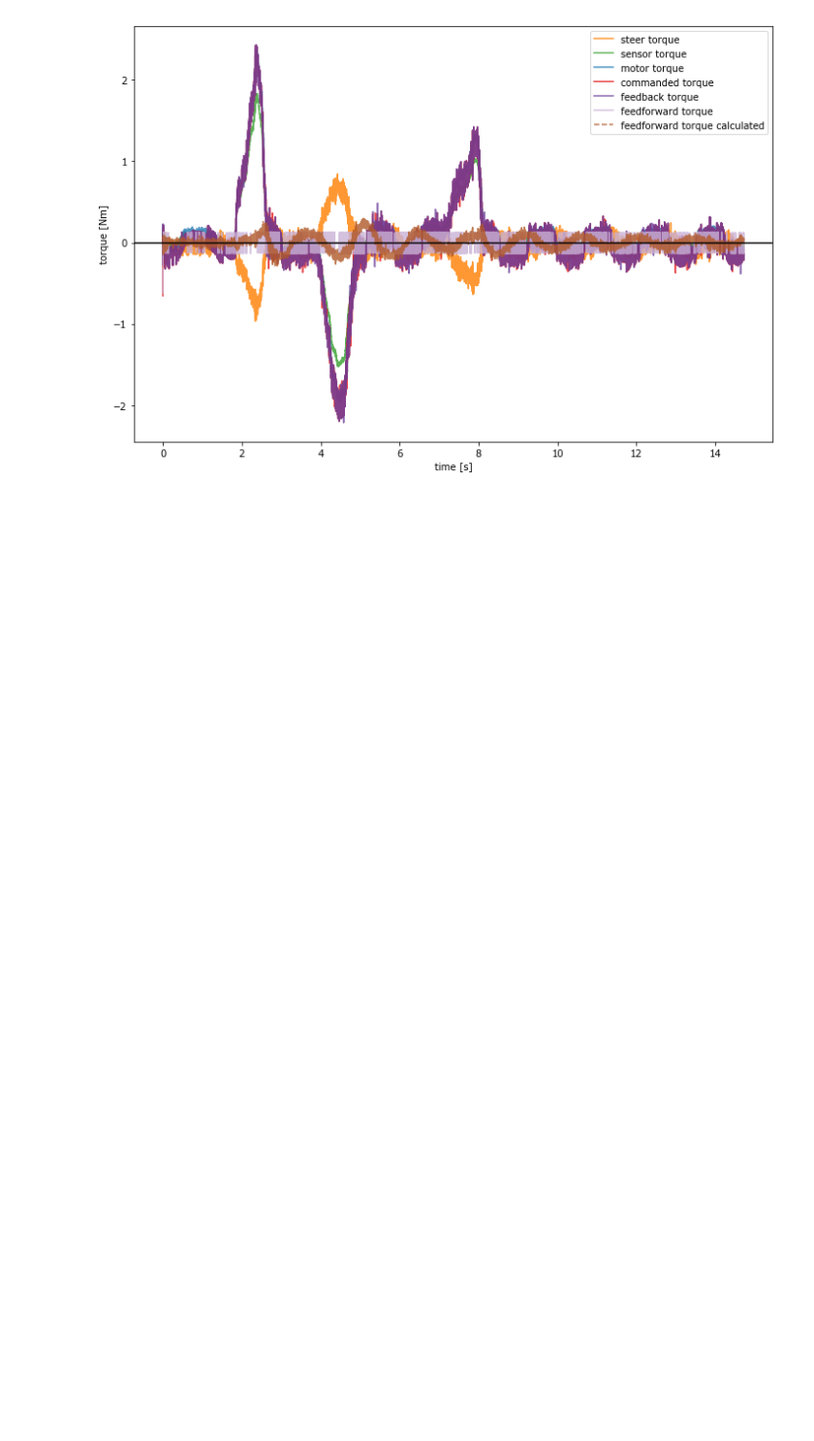
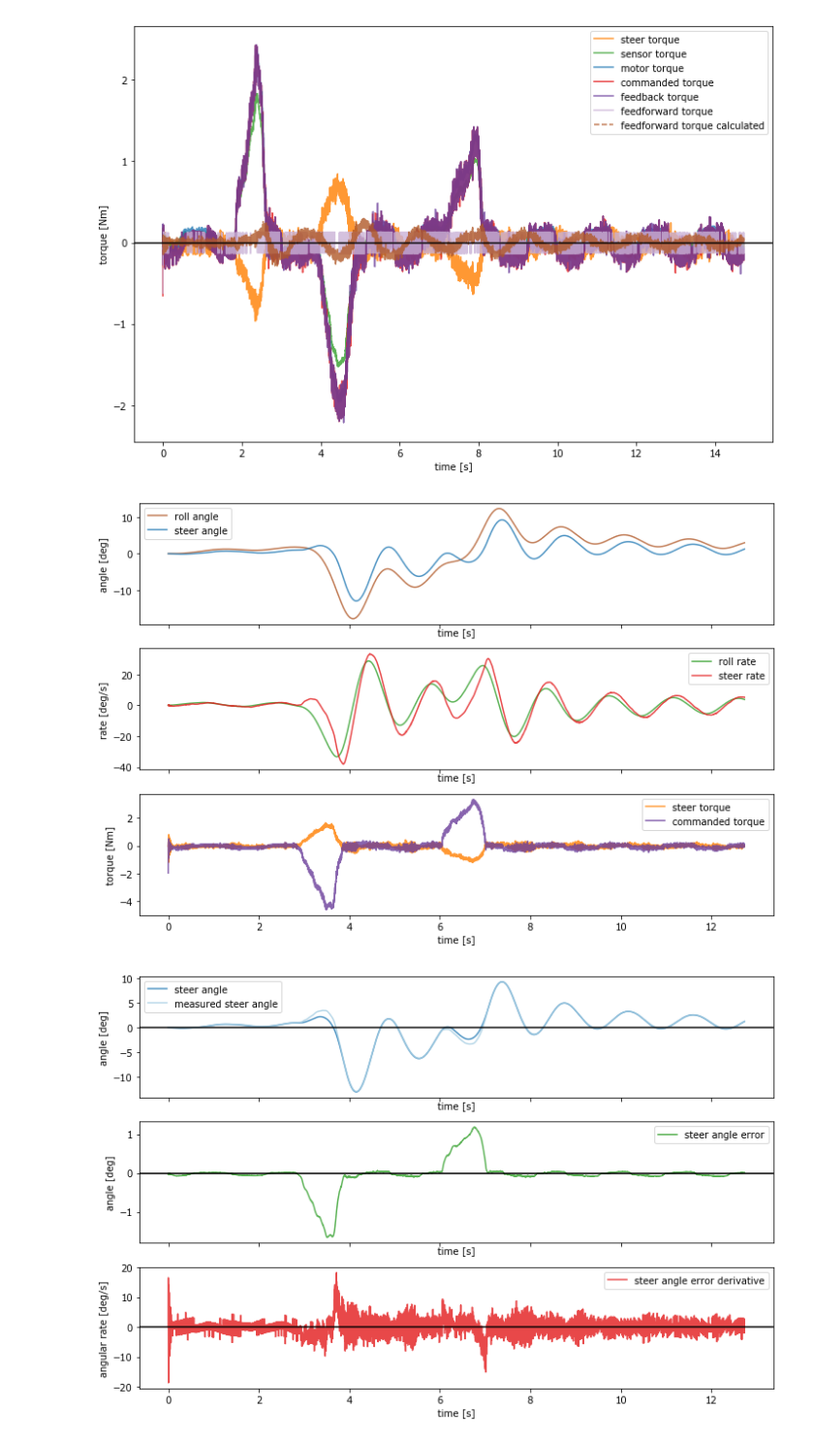
Before and after one commit to oliverlee/phobos, a Jupyter notebook: scripts/plot_simulator_messages.ipynb, the cells around one changed output. Shown at 97% size. Cells and saved outputs as stored; diff of their text form; code cells hidden in the pictures; blank space fills up the shorter version.

Commit message:
Add plot with 50% feedforward

```diff
--- a/scripts/plot_simulator_messages.ipynb
+++ b/scripts/plot_simulator_messages.ipynb
@@ -28,3 +28,13 @@ plt.show()
 [figure]
 [figure]
 [figure]
+# %%
+plt.close('all')
+log = ps.ProcessedRecord('../tools/build/log_0_5ff.pb.cobs')
+log.plot_states(degrees=True)
+log.plot_controller_states(degrees=True)
+log.plot_torque_signals()
+plt.show()
+# %% [output]
+[figure, added]
+[figure, added]
```
Also changed, not shown: parts of 1 cell of this notebook, 1 other file.
